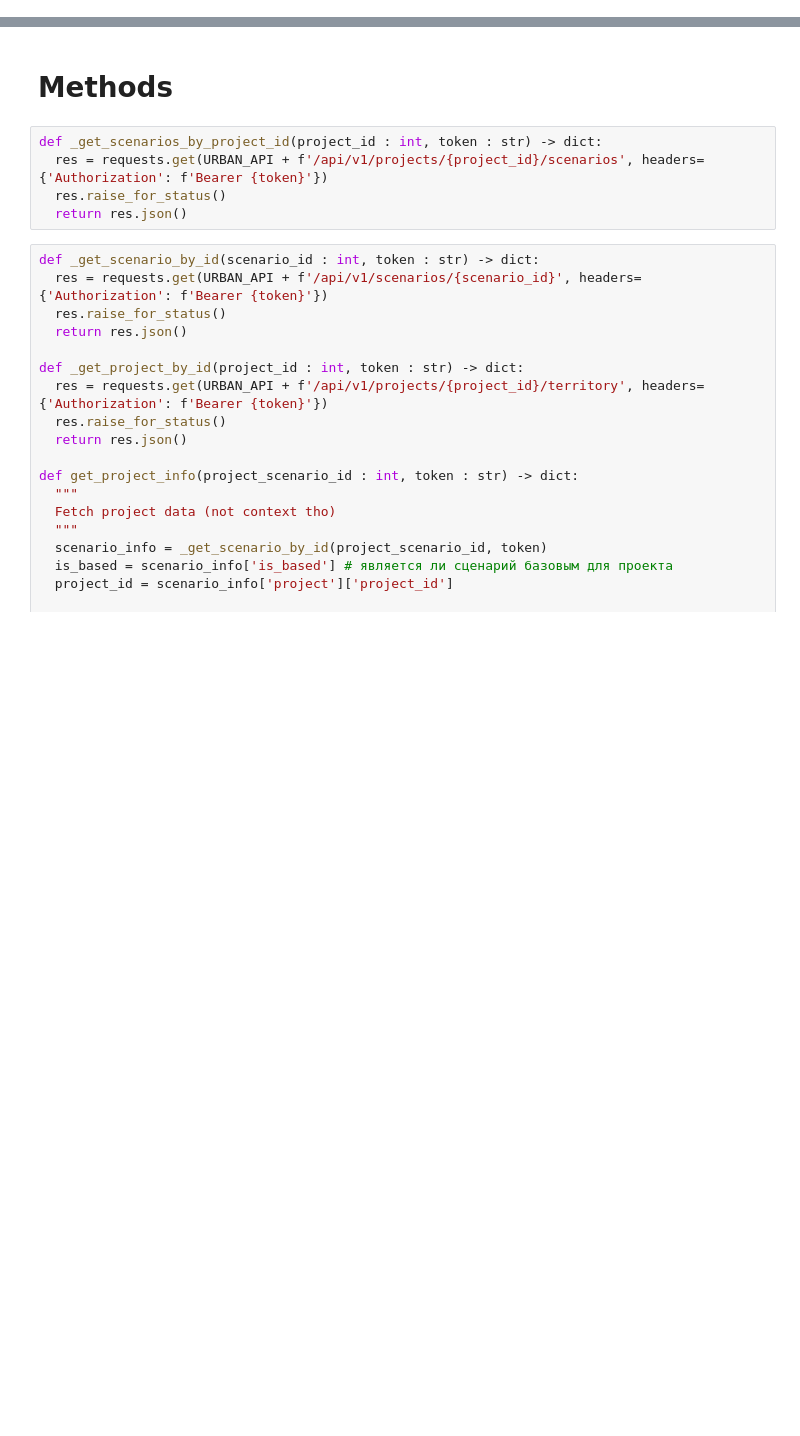
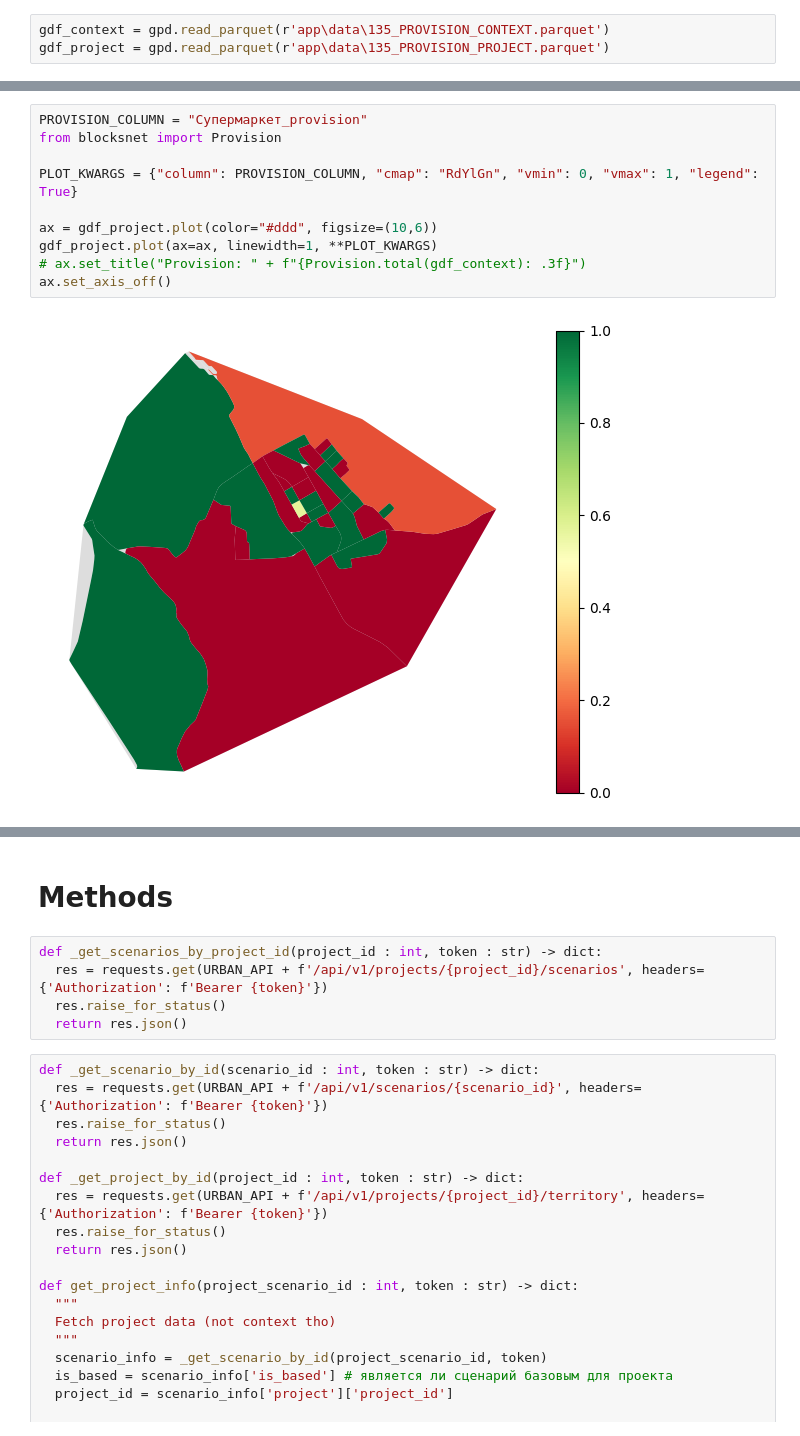
Before and after one commit to RuslanKozlyak/territorry_provision_api, a Jupyter notebook: test.ipynb, the cells around one changed output, grey strips where cells are left out. Cells and saved outputs as stored; diff of their text form; blank space fills up the shorter version.

```diff
--- a/test.ipynb
+++ b/test.ipynb
@@ -28,3 +26,6 @@ project_scenario_id = 135
 DATA_PATH = 'data'
 data_path = './../tests/data/'
 local_crs = 32636
+# %%
+gdf_context = gpd.read_parquet(r'app\data\135_PROVISION_CONTEXT.parquet')
+gdf_project = gpd.read_parquet(r'app\data\135_PROVISION_PROJECT.parquet')
@@ -30,0 +49,12 @@ local_crs = 32636
+# %%
+PROVISION_COLUMN = "Супермаркет_provision"
+from blocksnet import Provision
+
+PLOT_KWARGS = {"column": PROVISION_COLUMN, "cmap": "RdYlGn", "vmin": 0, "vmax": 1, "legend": True}
+
+ax = gdf_project.plot(color="#ddd", figsize=(10,6))
+gdf_project.plot(ax=ax, linewidth=1, **PLOT_KWARGS)
+# ax.set_title("Provision: " + f"{Provision.total(gdf_context): .3f}")
+ax.set_axis_off()
+# %% [output]
+[figure, added]
```
Also changed, not shown: parts of 5 cells of this notebook, 8 other files.
